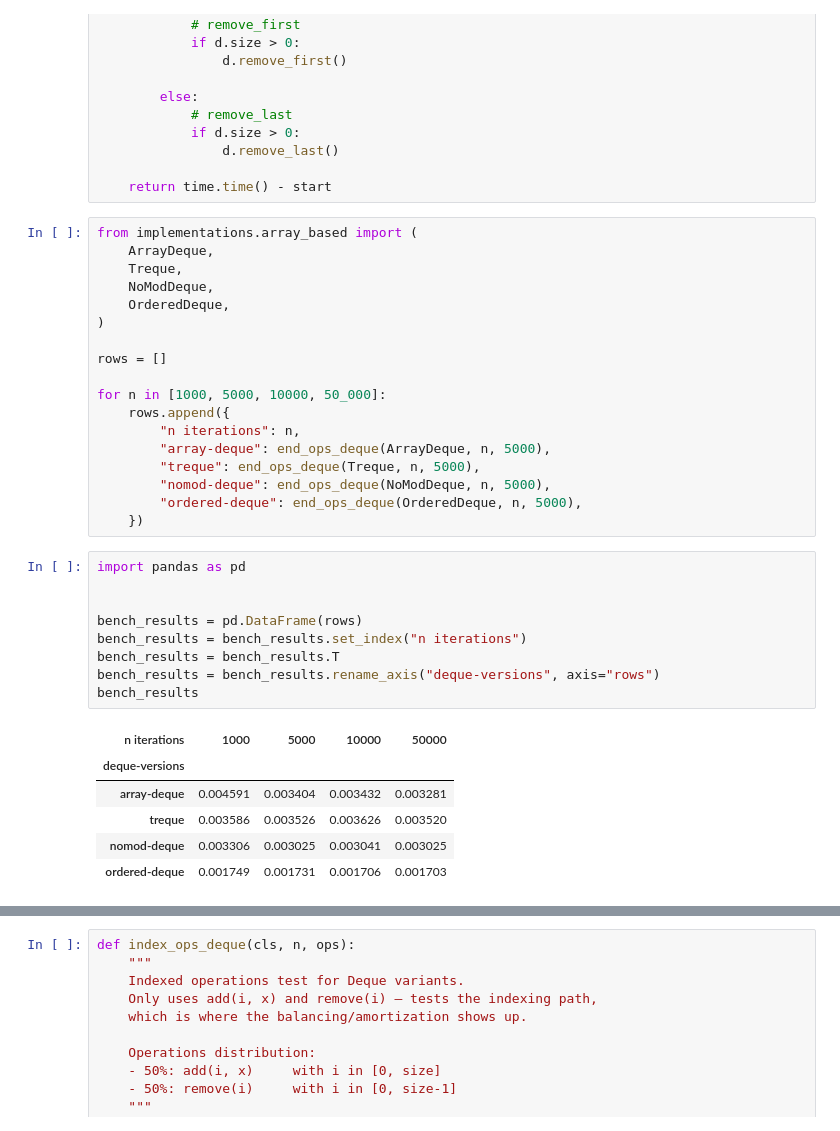
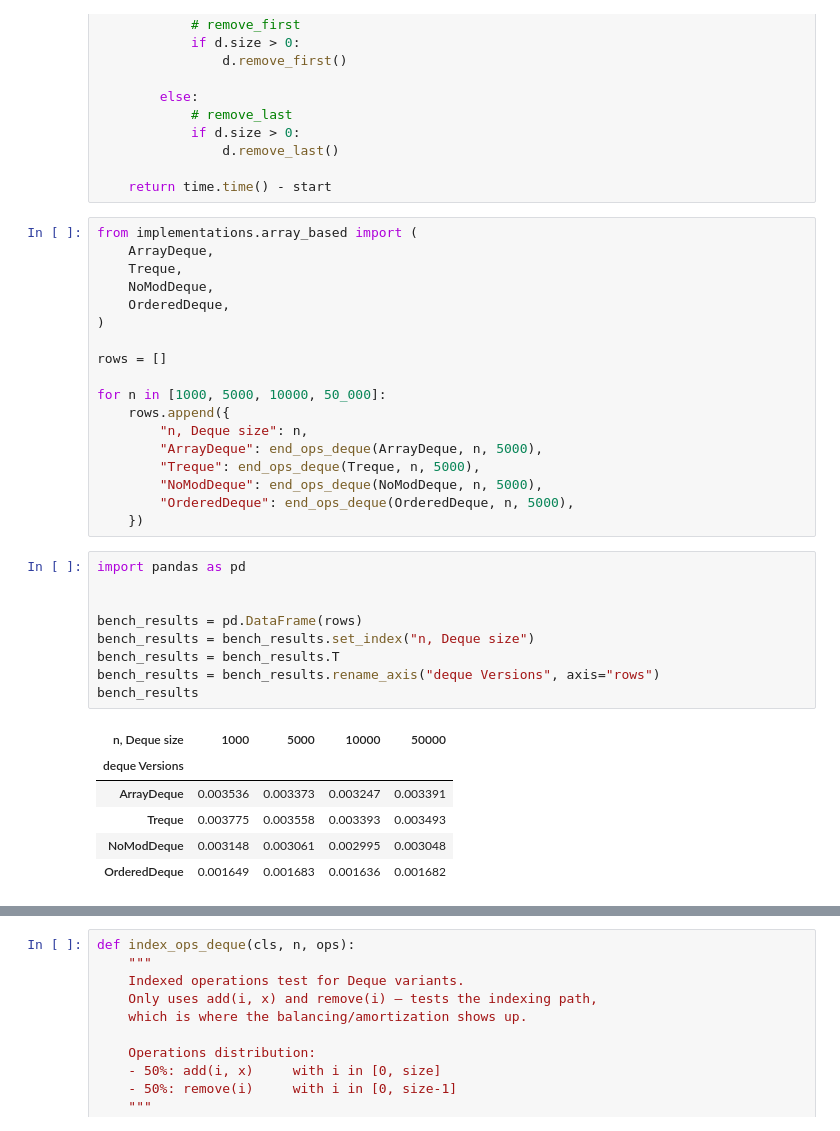
Before and after one commit to Dyretna/opendatastructures-python, a Jupyter notebook: notebooks/chapter2/perf_tests_deques.ipynb, the cells around one changed output, grey strips where cells are left out. Drawn from its saved outputs; the diff is of its cells as text.

```diff
--- a/notebooks/chapter2/perf_tests_deques.ipynb
+++ b/notebooks/chapter2/perf_tests_deques.ipynb
@@ -57,28 +57,28 @@ rows = []
 
 for n in [1000, 5000, 10000, 50_000]:
     rows.append({
-        "n iterations": n,
-        "array-deque": end_ops_deque(ArrayDeque, n, 5000),
-        "treque": end_ops_deque(Treque, n, 5000),
-        "nomod-deque": end_ops_deque(NoModDeque, n, 5000),
-        "ordered-deque": end_ops_deque(OrderedDeque, n, 5000),
+        "n, Deque size": n,
+        "ArrayDeque": end_ops_deque(ArrayDeque, n, 5000),
+        "Treque": end_ops_deque(Treque, n, 5000),
+        "NoModDeque": end_ops_deque(NoModDeque, n, 5000),
+        "OrderedDeque": end_ops_deque(OrderedDeque, n, 5000),
     })
 # %%
 import pandas as pd
 
 
 bench_results = pd.DataFrame(rows)
-bench_results = bench_results.set_index("n iterations")
+bench_results = bench_results.set_index("n, Deque size")
 bench_results = bench_results.T
-bench_results = bench_results.rename_axis("deque-versions", axis="rows")
+bench_results = bench_results.rename_axis("deque Versions", axis="rows")
 bench_results
 # %% [output]
-| n iterations | 1000 | 5000 | 10000 | 50000 |
-| deque-versions |  |  |  |  |
-| array-deque | 0.004591 | 0.003404 | 0.003432 | 0.003281 |
-| treque | 0.003586 | 0.003526 | 0.003626 | 0.003520 |
-| nomod-deque | 0.003306 | 0.003025 | 0.003041 | 0.003025 |
-| ordered-deque | 0.001749 | 0.001731 | 0.001706 | 0.001703 |
+| n, Deque size | 1000 | 5000 | 10000 | 50000 |
+| deque Versions |  |  |  |  |
+| ArrayDeque | 0.003536 | 0.003373 | 0.003247 | 0.003391 |
+| Treque | 0.003775 | 0.003558 | 0.003393 | 0.003493 |
+| NoModDeque | 0.003148 | 0.003061 | 0.002995 | 0.003048 |
+| OrderedDeque | 0.001649 | 0.001683 | 0.001636 | 0.001682 |
 # %%
 import matplotlib.pyplot as plt
 
```
Also changed, not shown: parts of 3 cells of this notebook, 1 other file.
